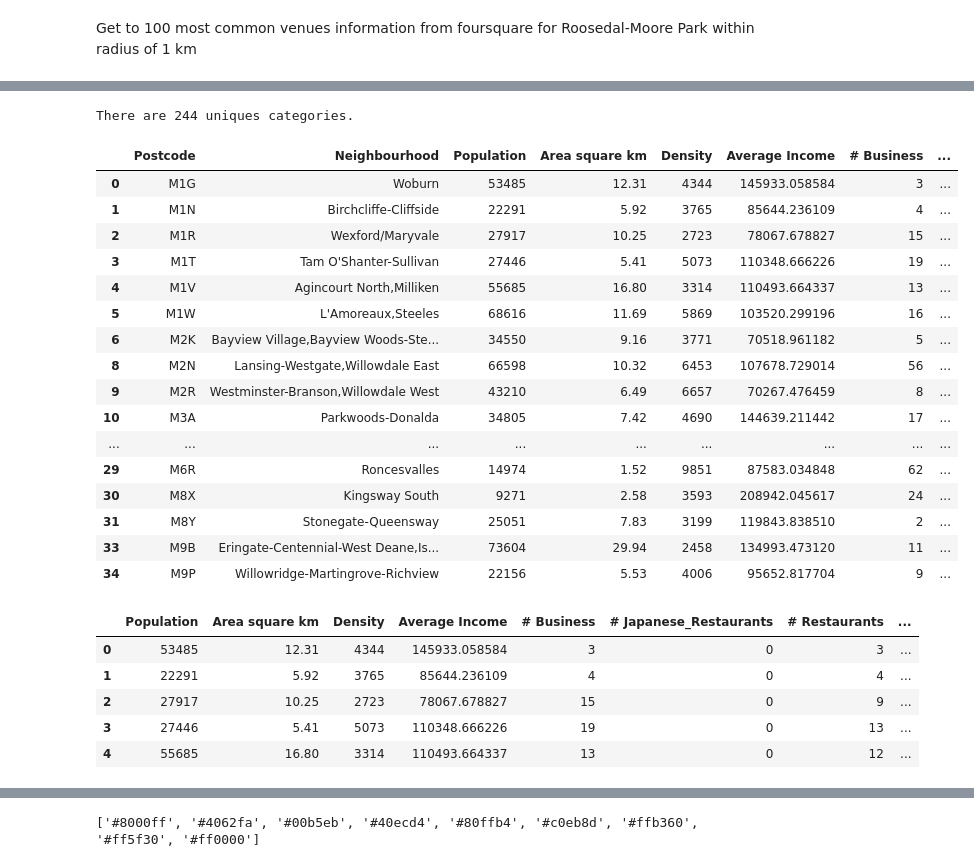
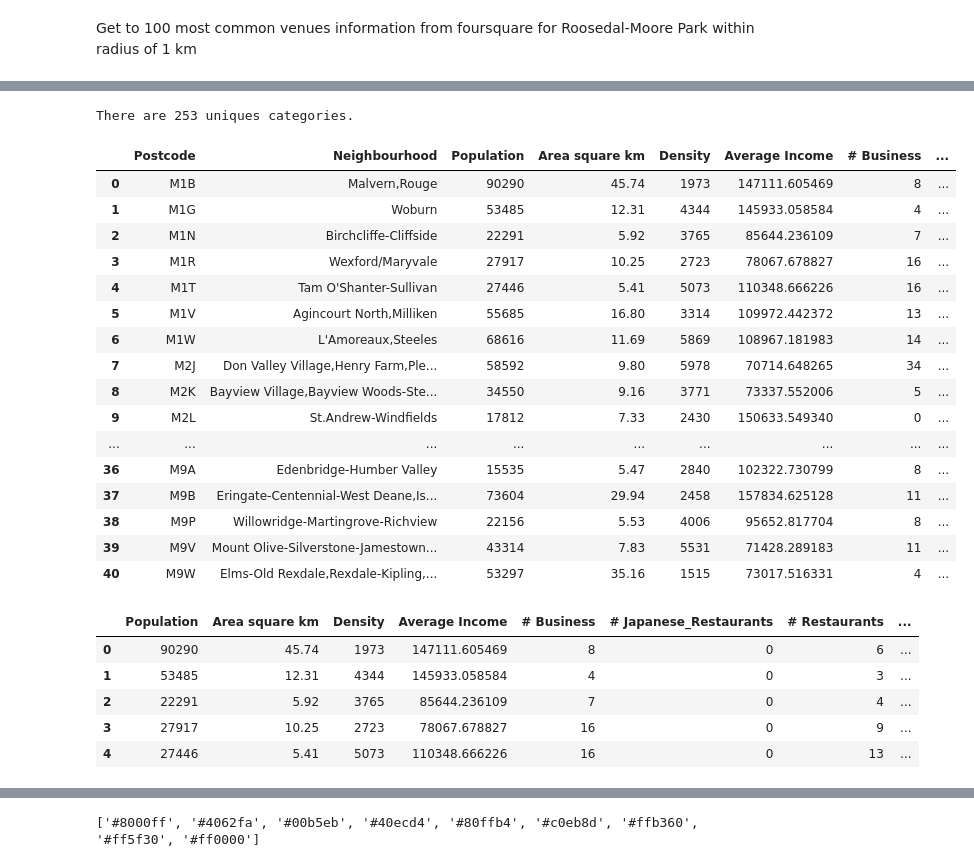
Before and after one commit to henru98/Coursera_Capstone, a Jupyter notebook: TorontoRestaurantLocation.ipynb, the cells around one changed output, grey strips where cells are left out. Cells and saved outputs as stored; diff of their text form; code cells hidden in the pictures.

```diff
--- a/TorontoRestaurantLocation.ipynb
+++ b/TorontoRestaurantLocation.ipynb
@@ -351,5 +358,6 @@ df_PCDG.head()
 # %%
 df_PCDGsorted=df_PCDG.sort_values('Neighbourhood')
 df_PCDGsorted.reset_index(drop=True, inplace=True)
+df_PCDGsorted['Total Income']=df_PCDGsorted['Average Income']*df_PCDGsorted['Population']
 df_PCDGsorted.head()
 # %% [output]
@@ -380,17 +389,19 @@ Aggregate the data by unique postal code
 aggregations = {
 
     'Neighbourhood': lambda x: ','.join(x),
+    'Total Income':'sum',
     'Population':'sum',
     'Area square km':'sum',
-    'Density':'mean',
-    'Average Income':'mean'
+    'Density':'mean'
+
 }
-columns2=['Postcode', 'Neighbourhood','Population','Density','Area square km','Average Income']
+columns2=['Postcode', 'Neighbourhood','Population','Density','Area square km','Total Income']
 df_PCDGAggregated=df_PCDGsorted[columns2].groupby(['Postcode']).agg(aggregations).reset_index()
 
-#recalculate Population Density for aggregated data
+#recalculate Population Density and income for aggregated data
 df_PCDGAggregated['Density']=(df_PCDGAggregated['Population']/df_PCDGAggregated['Area square km']).astype(int)
-
+df_PCDGAggregated['Average Income']=(df_PCDGAggregated['Total Income']/df_PCDGAggregated['Population'])
+df_PCDGAggregated.drop(columns='Total Income')
 print(df_PCDGAggregated.shape)
 df_PCDGAggregated.head()
 # %% [output]
@@ -403,0 +415,3 @@ df_PCDGAggregated.head()
+# %%
+df_PCDGAggregated=df_PCDGAggregated.drop(columns='Total Income')
+df_PCDGAggregated.head()
@@ -408,6 +429,6 @@ Filter out neighbourhoods that don't meet the population Density >2000, and Aver
 # %%
-#  finding neighbourhoods with income for household >70000, Density > 2000
-df_PCDGfiltered=df_PCDGAggregated[(df_PCDGAggregated['Average Income']>70000) & (df_PCDGAggregated['Density']>2000)].reset_index(drop=True)
+#  finding neighbourhoods with income for household >70000
+df_PCDGfiltered=df_PCDGAggregated[(df_PCDGAggregated['Average Income']>70000)].reset_index(drop=True)
 
 df_PCDGfiltered.sort_values('Neighbourhood')
 df_PCDGfiltered.reset_index(drop=True,inplace=True)
@@ -927,49 +948,50 @@ Name: # Business, dtype: int64
 # %%
 print('There are {} uniques categories.'.format(len(Toronto_venues['Venue Category'].unique())))
 # %% [output]
-There are 244 uniques categories.
+There are 253 uniques categories.
 # %%
 df_BJP = pd.merge(df_BC, df_JRC, how='outer', on = 'Neighborhood').fillna(0)
 df_BJPR = pd.merge(df_BJP, TNR_count, how='outer', on = 'Neighborhood').fillna(0)
 df_BJPR.rename(columns={"Neighborhood": "Neighbourhood"}, inplace=True)
 
 df_DemoVenues= pd.merge( df_PCDGfiltered, df_BJPR,how='outer', on = 'Neighbourhood').fillna(0)
 df_DemoVenues['# Business']=df_DemoVenues['# Business'].astype(int)
 df_DemoVenues['# Restaurants']=df_DemoVenues['# Restaurants'].astype(int)
 df_DemoVenues['# Japanese_Restaurants']=df_DemoVenues['# Japanese_Restaurants'].astype(int)
-df_DemoVenues=df_DemoVenues[df_DemoVenues['# Restaurants']!= 0]
+df_DemoVenues.loc[(df_DemoVenues['# Restaurants'] == 0), '# Restaurants'] = 1
+
 df_DemoVenues['Pop/Rests']=df_DemoVenues['Population']/df_DemoVenues['# Restaurants'].round(1)
 
 df_DemoVenues
 # %% [output]
 |  | Postcode | Neighbourhood | Population | Area square km | Density | Average Income | # Business | ... |
-| 0 | M1G | Woburn | 53485 | 12.31 | 4344 | 145933.058584 | 3 | ... |
-| 1 | M1N | Birchcliffe-Cliffside | 22291 | 5.92 | 3765 | 85644.236109 | 4 | ... |
-| 2 | M1R | Wexford/Maryvale | 27917 | 10.25 | 2723 | 78067.678827 | 15 | ... |
-| 3 | M1T | Tam O'Shanter-Sullivan | 27446 | 5.41 | 5073 | 110348.666226 | 19 | ... |
-| 4 | M1V | Agincourt North,Milliken | 55685 | 16.80 | 3314 | 110493.664337 | 13 | ... |
-| 5 | M1W | L'Amoreaux,Steeles | 68616 | 11.69 | 5869 | 103520.299196 | 16 | ... |
-| 6 | M2K | Bayview Village,Bayview Woods-Ste... | 34550 | 9.16 | 3771 | 70518.961182 | 5 | ... |
-| 8 | M2N | Lansing-Westgate,Willowdale East | 66598 | 10.32 | 6453 | 107678.729014 | 56 | ... |
-| 9 | M2R | Westminster-Branson,Willowdale West | 43210 | 6.49 | 6657 | 70267.476459 | 8 | ... |
-| 10 | M3A | Parkwoods-Donalda | 34805 | 7.42 | 4690 | 144639.211442 | 17 | ... |
+| 0 | M1B | Malvern,Rouge | 90290 | 45.74 | 1973 | 147111.605469 | 8 | ... |
+| 1 | M1G | Woburn | 53485 | 12.31 | 4344 | 145933.058584 | 4 | ... |
+| 2 | M1N | Birchcliffe-Cliffside | 22291 | 5.92 | 3765 | 85644.236109 | 7 | ... |
+| 3 | M1R | Wexford/Maryvale | 27917 | 10.25 | 2723 | 78067.678827 | 16 | ... |
+| 4 | M1T | Tam O'Shanter-Sullivan | 27446 | 5.41 | 5073 | 110348.666226 | 16 | ... |
+| 5 | M1V | Agincourt North,Milliken | 55685 | 16.80 | 3314 | 109972.442372 | 13 | ... |
+| 6 | M1W | L'Amoreaux,Steeles | 68616 | 11.69 | 5869 | 108967.181983 | 14 | ... |
+| 7 | M2J | Don Valley Village,Henry Farm,Ple... | 58592 | 9.80 | 5978 | 70714.648265 | 34 | ... |
+| 8 | M2K | Bayview Village,Bayview Woods-Ste... | 34550 | 9.16 | 3771 | 73337.552006 | 5 | ... |
+| 9 | M2L | St.Andrew-Windfields | 17812 | 7.33 | 2430 | 150633.549340 | 0 | ... |
 | ... | ... | ... | ... | ... | ... | ... | ... | ... |
-| 29 | M6R | Roncesvalles | 14974 | 1.52 | 9851 | 87583.034848 | 62 | ... |
-| 30 | M8X | Kingsway South | 9271 | 2.58 | 3593 | 208942.045617 | 24 | ... |
-| 31 | M8Y | Stonegate-Queensway | 25051 | 7.83 | 3199 | 119843.838510 | 2 | ... |
-| 33 | M9B | Eringate-Centennial-West Deane,Is... | 73604 | 29.94 | 2458 | 134993.473120 | 11 | ... |
-| 34 | M9P | Willowridge-Martingrove-Richview | 22156 | 5.53 | 4006 | 95652.817704 | 9 | ... |
+| 36 | M9A | Edenbridge-Humber Valley | 15535 | 5.47 | 2840 | 102322.730799 | 8 | ... |
+| 37 | M9B | Eringate-Centennial-West Deane,Is... | 73604 | 29.94 | 2458 | 157834.625128 | 11 | ... |
+| 38 | M9P | Willowridge-Martingrove-Richview | 22156 | 5.53 | 4006 | 95652.817704 | 8 | ... |
+| 39 | M9V | Mount Olive-Silverstone-Jamestown... | 43314 | 7.83 | 5531 | 71428.289183 | 11 | ... |
+| 40 | M9W | Elms-Old Rexdale,Rexdale-Kipling,... | 53297 | 35.16 | 1515 | 73017.516331 | 4 | ... |
 # %%
 #df_DemoVenues exclude string neighbourhoods, borough, postal, code
 df_DV=df_DemoVenues.drop(['Postcode','Neighbourhood'], axis=1)
 df_DV.head()
 # %% [output]
 |  | Population | Area square km | Density | Average Income | # Business | # Japanese_Restaurants | # Restaurants | ... |
-| 0 | 53485 | 12.31 | 4344 | 145933.058584 | 3 | 0 | 3 | ... |
-| 1 | 22291 | 5.92 | 3765 | 85644.236109 | 4 | 0 | 4 | ... |
-| 2 | 27917 | 10.25 | 2723 | 78067.678827 | 15 | 0 | 9 | ... |
-| 3 | 27446 | 5.41 | 5073 | 110348.666226 | 19 | 0 | 13 | ... |
-| 4 | 55685 | 16.80 | 3314 | 110493.664337 | 13 | 0 | 12 | ... |
+| 0 | 90290 | 45.74 | 1973 | 147111.605469 | 8 | 0 | 6 | ... |
+| 1 | 53485 | 12.31 | 4344 | 145933.058584 | 4 | 0 | 3 | ... |
+| 2 | 22291 | 5.92 | 3765 | 85644.236109 | 7 | 0 | 4 | ... |
+| 3 | 27917 | 10.25 | 2723 | 78067.678827 | 16 | 0 | 9 | ... |
+| 4 | 27446 | 5.41 | 5073 | 110348.666226 | 16 | 0 | 13 | ... |
 # %%
 col=['Population','Density','Area square km','Average Income', '# Business', '# Japanese_Restaurants', '# Restaurants']
 df_DV.describe().round(1)
```
Also changed, not shown: parts of 61 cells of this notebook.
